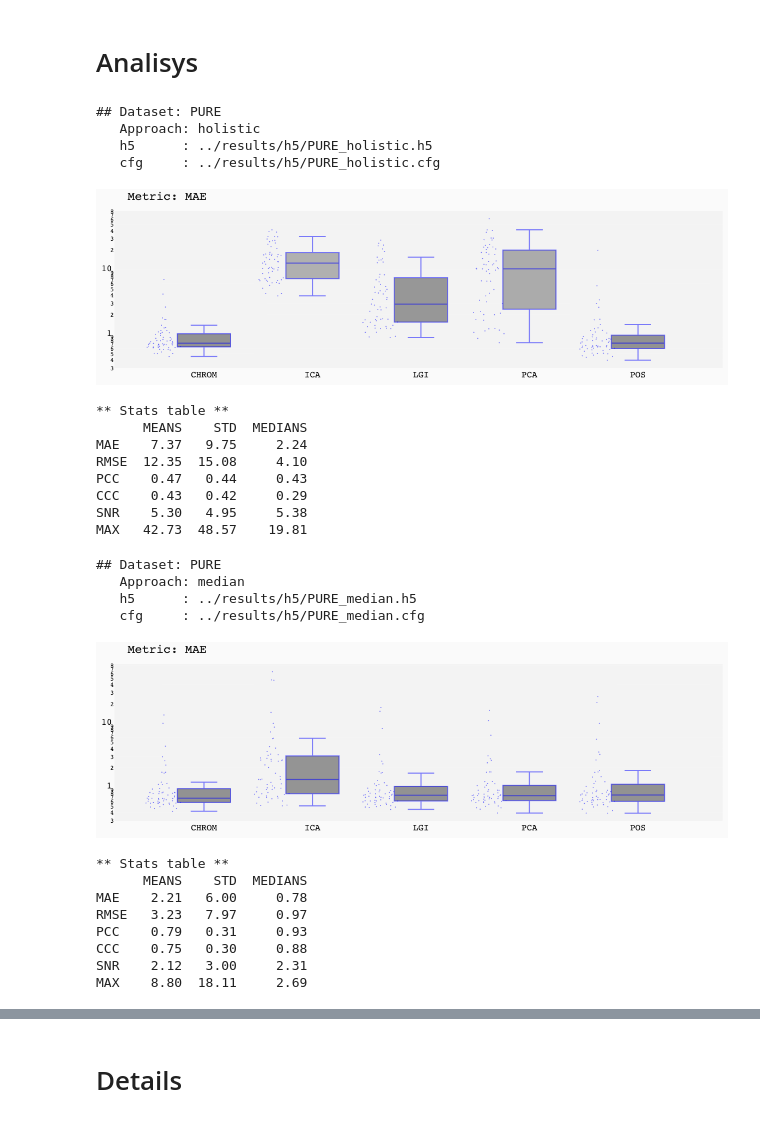
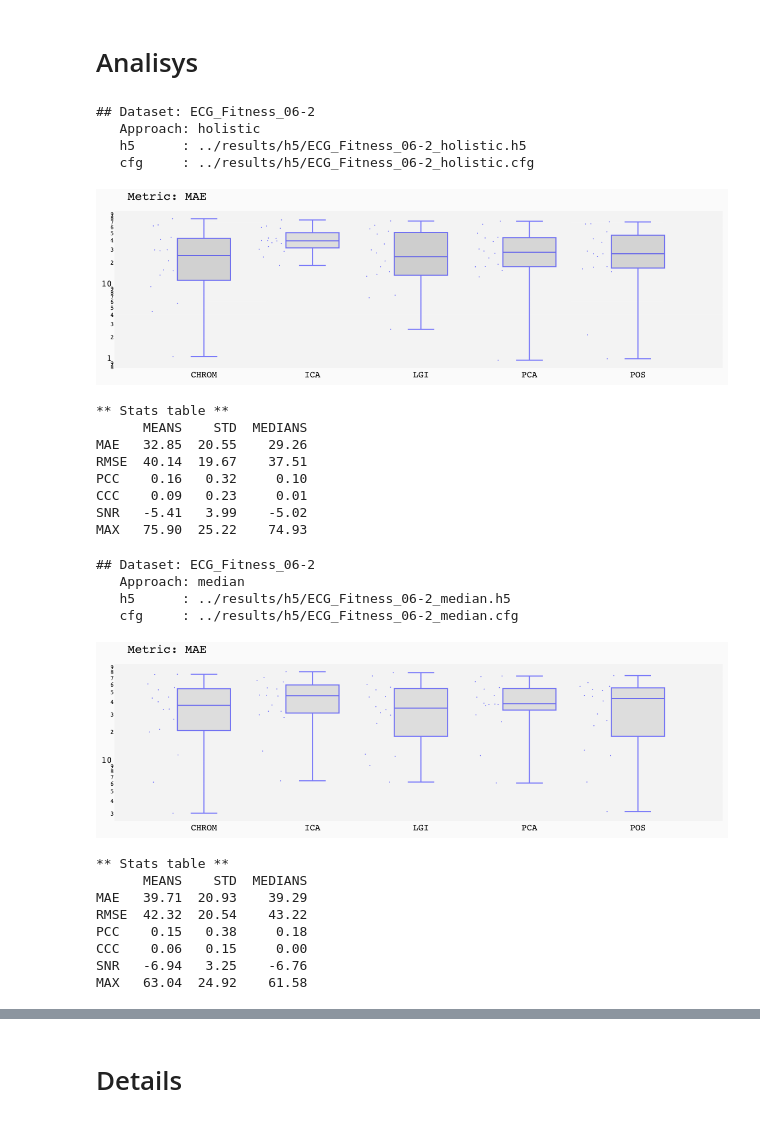
Before and after one commit to phuselab/pyVHR, a Jupyter notebook: notebooks/pyVHR_run_on_dataset.ipynb, the cells around one changed output, grey strips where cells are left out. Drawn from its saved outputs; the diff is of its cells as text; code cells hidden in the pictures.

```diff
--- a/notebooks/pyVHR_run_on_dataset.ipynb
+++ b/notebooks/pyVHR_run_on_dataset.ipynb
@@ -217,43 +142,43 @@ path_results = "results/cfg/" # general path for cfg
 # %%
 ## -- Holistic
 
 path_results = "../results/h5/" # general path for cfg# general path for data
 
-dataset = 'PURE'
+dataset = 'ECG_Fitness_06-2'
 ANALYSIS(dataset, 'holistic', metrics=['MAE'])
 STATS(dataset, approach='holistic')
 # %% [output]
-## Dataset: PURE
+## Dataset: ECG_Fitness_06-2
    Approach: holistic
-   h5      : ../results/h5/PURE_holistic.h5
-   cfg     : ../results/h5/PURE_holistic.cfg
+   h5      : ../results/h5/ECG_Fitness_06-2_holistic.h5
+   cfg     : ../results/h5/ECG_Fitness_06-2_holistic.cfg
-[figure, old version]
+[figure, new version]
 ** Stats table **
       MEANS    STD  MEDIANS
-MAE    7.37   9.75     2.24
-RMSE  12.35  15.08     4.10
-PCC    0.47   0.44     0.43
-CCC    0.43   0.42     0.29
-SNR    5.30   4.95     5.38
-MAX   42.73  48.57    19.81
+MAE   32.85  20.55    29.26
+RMSE  40.14  19.67    37.51
+PCC    0.16   0.32     0.10
+CCC    0.09   0.23     0.01
+SNR   -5.41   3.99    -5.02
+MAX   75.90  25.22    74.93
 # %%
 ## -- Median
 ANALYSIS(dataset, 'median', metrics=['MAE'])
 STATS(dataset, approach='median')
 # %% [output]
-## Dataset: PURE
+## Dataset: ECG_Fitness_06-2
    Approach: median
-   h5      : ../results/h5/PURE_median.h5
-   cfg     : ../results/h5/PURE_median.cfg
+   h5      : ../results/h5/ECG_Fitness_06-2_median.h5
+   cfg     : ../results/h5/ECG_Fitness_06-2_median.cfg
-[figure, old version]
+[figure, new version]
 ** Stats table **
       MEANS    STD  MEDIANS
-MAE    2.21   6.00     0.78
-RMSE   3.23   7.97     0.97
-PCC    0.79   0.31     0.93
-CCC    0.75   0.30     0.88
-SNR    2.12   3.00     2.31
-MAX    8.80  18.11     2.69
+MAE   39.71  20.93    39.29
+RMSE  42.32  20.54    43.22
+PCC    0.15   0.38     0.18
+CCC    0.06   0.15     0.00
+SNR   -6.94   3.25    -6.76
+MAX   63.04  24.92    61.58
 # %%
 ## -- Clustering
 ANALYSIS(dataset, 'clustering', metrics=['MAE'])
```
Also changed, not shown: parts of 7 cells of this notebook, 16 other files.
